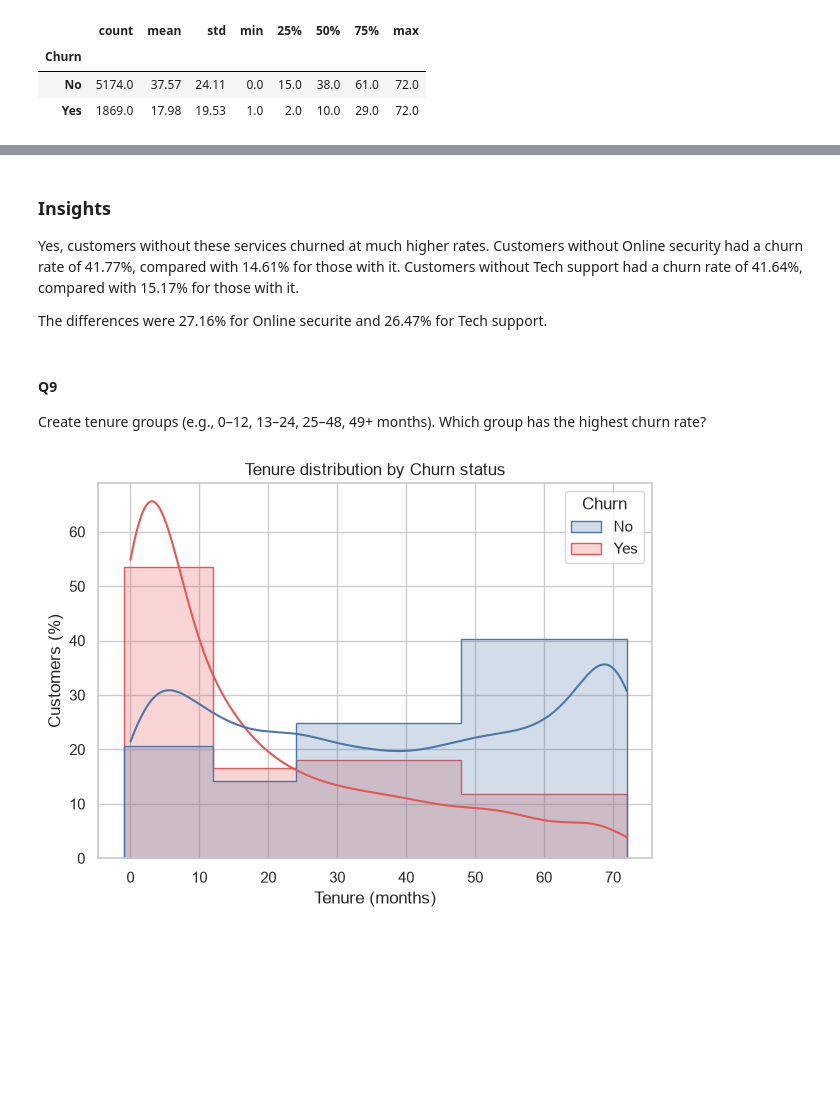
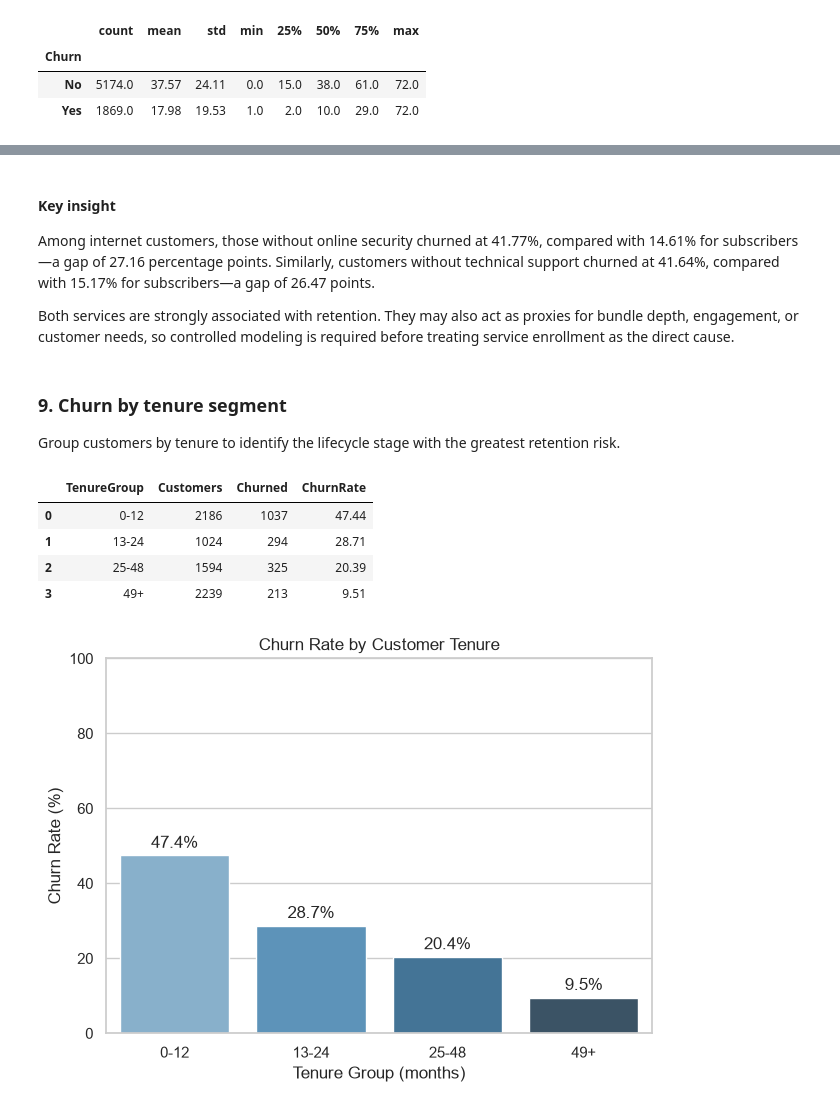
Before and after one commit to AlyIbrahim1/telecom-retention-campaign-workbench, a Jupyter notebook: teleco_churn_eda.ipynb, the cells around one changed output, grey strips where cells are left out. Drawn from its saved outputs; the diff is of its cells as text; code cells hidden in the pictures; blank space fills up the shorter version.

```diff
--- a/teleco_churn_eda.ipynb
+++ b/teleco_churn_eda.ipynb
@@ -390,37 +551,67 @@ plt.show()
 [figure]
 # %% [markdown]
-### Insights
+#### Key insight
 
-Yes, customers without these services churned at much higher rates. Customers without Online security had a churn rate of 41.77%, compared with 14.61% for those with it. Customers without Tech support had a churn rate of 41.64%, compared with 15.17% for those with it.
+Among internet customers, those without online security churned at 41.77%, compared with 14.61% for subscribers—a gap of 27.16 percentage points. Similarly, customers without technical support churned at 41.64%, compared with 15.17% for subscribers—a gap of 26.47 points.
 
-The differences were 27.16% for Online securite and 26.47% for Tech support.
+Both services are strongly associated with retention. They may also act as proxies for bundle depth, engagement, or customer needs, so controlled modeling is required before treating service enrollment as the direct cause.
 # %% [markdown]
-#### Q9
+### 9. Churn by tenure segment
 
-Create tenure groups (e.g., 0–12, 13–24, 25–48, 49+ months). Which group has the highest churn rate?
+Group customers by tenure to identify the lifecycle stage with the greatest retention risk.
 # %%
-tenure_bins = [-1, 12, 24, 48, df["tenure"].max()]
+tenure_bins = [-1, 12, 24, 48, float("inf")]
+tenure_labels = ["0-12", "13-24", "25-48", "49+"]
 
-ax = sns.histplot(
-    data=df,
-    x="tenure",
-    hue="Churn",
-    palette=churn_palette,
+tenure_groups = pd.cut(
+    df["tenure"],
     bins=tenure_bins,
-    kde=True,
-    element="step",
-    stat="percent",
-    common_norm=False
+    labels=tenure_labels
 )
 
+tenure_groups_churn = (
+    df.assign(TenureGroup=tenure_groups)
+    .groupby("TenureGroup", observed=False)["Churn"]
+    .agg(
+        Customers="size",
+        Churned=lambda values: values.eq("Yes").sum(),
+        ChurnRate=lambda values: values.eq("Yes").mean() * 100
+    )
+    .reset_index()
+)
+display(tenure_groups_churn.round(2))
+
+ax = sns.barplot(
+    data=tenure_groups_churn,
+    x="TenureGroup",
+    y="ChurnRate",
+    hue="TenureGroup",
+    palette="Blues_d",
+    legend=False,
+    dodge=False
+)
+
+for container in ax.containers:
+    ax.bar_label(
+        container,
+        fmt="%.1f%%",
+        padding=3
+    )
+
 ax.set(
-    title="Tenure distribution by Churn status",
-    xlabel="Tenure (months)",
-    ylabel="Customers (%)"
+    title="Churn Rate by Customer Tenure",
+    xlabel="Tenure Group (months)",
+    ylabel="Churn Rate (%)",
+    ylim=(0, 100)
 )
 
 plt.tight_layout()
 plt.show()
 # %% [output]
+|  | TenureGroup | Customers | Churned | ChurnRate |
+| 0 | 0-12 | 2186 | 1037 | 47.44 |
+| 1 | 13-24 | 1024 | 294 | 28.71 |
+| 2 | 25-48 | 1594 | 325 | 20.39 |
+| 3 | 49+ | 2239 | 213 | 9.51 |
-[figure, old version]
+[figure, new version]
 # %% [markdown]
```
Also changed, not shown: parts of 64 cells of this notebook.
